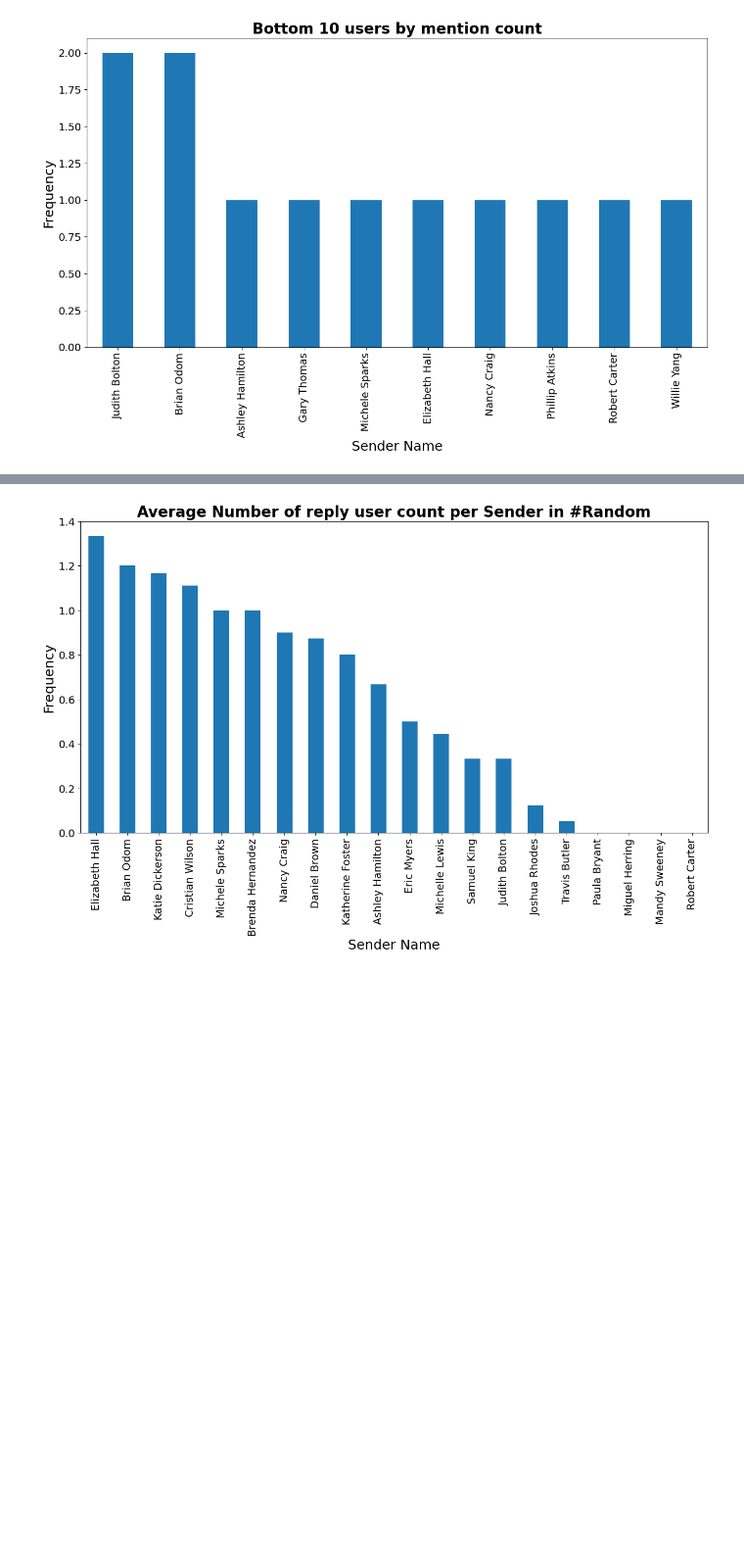
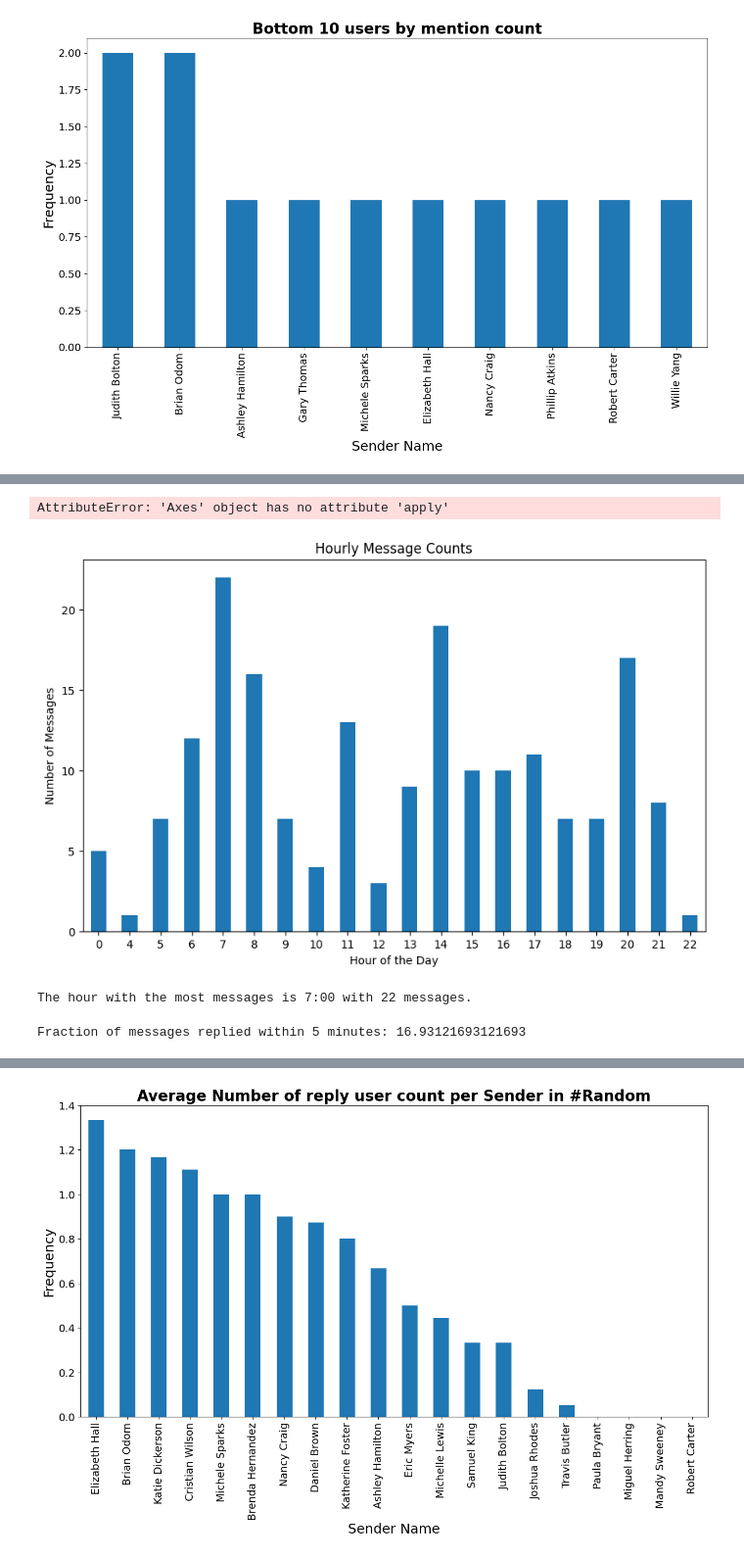
Before and after one commit to Keriii/week-0, a Jupyter notebook: notebooks/parse_slack_data.ipynb, the cells around one changed output, grey strips where cells are left out. Shown at 98% size. Cells and saved outputs as stored; diff of their text form; code cells hidden in the pictures; blank space fills up the shorter version.

```diff
--- a/notebooks/parse_slack_data.ipynb
+++ b/notebooks/parse_slack_data.ipynb
@@ -200,0 +166,8 @@ def draw_user_reaction(data, channel='General'):
+# %%
+#top and bottom 10 messages by mentions are
+mention_count = data['msg_content'].str.count(r'@\w+')
+data['mention_count'] = mention_count
+top_10_messages = data[['msg_content', 'mention_count']].nlargest(10, 'mention_count')
+bot_10_messages = data[['msg_content', 'mention_count']].nsmallest(10, 'mention_count')
+print('The top 10 messages by mention count are:\n{}\n'.format(top_10_messages))
+print('The bottom 10 messages by mention count are:\n{}\n'.format(bot_10_messages))
@@ -200,0 +192,57 @@ def draw_user_reaction(data, channel='General'):
+# %%
+#channels with high activity
+
+top_users_per_channel = reply_counts.apply(lambda x: x.nlargest(10))
+
+# Reshape the data for Seaborn's lineplot
+top_users_per_channel = top_users_per_channel.stack().reset_index()
+top_users_per_channel.columns = ['Channel', 'User', 'Reply Count']
+
+top_users_list = top_users_per_channel['User'].value_counts().nlargest(10).index
+top_users_per_channel = top_users_per_channel[top_users_per_channel['User'].isin(top_users_list)]
+
+
+# Create a line plot using Seaborn
+plt.figure(figsize=(12, 6))
+sns.lineplot(x='Channel', y='Reply Count', hue='User', data=top_users_per_channel, marker='o')
+
+# for line in range(0, top_users_per_channel.shape[0]):
+#     plt.text(top_users_per_channel['Channel'][line], top_users_per_channel['Reply Count'][line],
+#              f"{top_users_per_channel['User'][line]} ({top_users_per_channel['Reply Count'][line]})",
+#              horizontalalignment='right', verticalalignment='bottom', fontsize='small')
+
+plt.title('Top 10 Users\' Reply Count per Channel')
+plt.xlabel('Channel')
+plt.ylabel('Reply Count')
+plt.xticks(rotation=45)
+plt.legend(title='Top 10 Users', bbox_to_anchor=(1.05, 1), loc='upper left')
+plt.tight_layout()
+plt.show()
+# %% [output]
+AttributeError: 'Axes' object has no attribute 'apply'
+# %%
+# Convert 'msg_sent_time' column to datetime format
+data['msg_sent_time'] = pd.to_datetime(data['msg_sent_time'], unit='s')
+
+# Extract hour from message timestamps
+data['hour_sent'] = data['msg_sent_time'].dt.hour
+
+# Group messages by hour and count the number of messages in each hour
+hourly_message_count = data.groupby('hour_sent').size()
+
+# Find the hour with the maximum number of messages
+hour_peak = hourly_message_count.idxmax()
+max_messages = hourly_message_count.max()
+
+# Visualize hourly message counts
+hourly_message_count.plot(kind='bar', figsize=(10, 6))
+plt.title('Hourly Message Counts')
+plt.xlabel('Hour of the Day')
+plt.ylabel('Number of Messages')
+plt.xticks(rotation=0)
+plt.show()
+
+print(f"The hour with the most messages is {hour_peak}:00 with {max_messages} messages.")
+# %% [output]
+[figure, added]
+The hour with the most messages is 7:00 with 22 messages.
@@ -200,0 +263,8 @@ def draw_user_reaction(data, channel='General'):
+# %%
+#filter messages with time difference less than or equal to 5 minutes
+messages_within_5_min = replied_msg[time_difference <= pd.Timedelta(minutes=5)]
+#calculate the fraction of messages replied within 5 minutes
+fraction_replied_within_5_min = len(messages_within_5_min) / len(data) if len(data) != 0 else 0
+print(f"Fraction of messages replied within 5 minutes: {fraction_replied_within_5_min*100}")
+# %% [output]
+Fraction of messages replied within 5 minutes: 16.93121693121693
```
Also changed, not shown: parts of 8 cells of this notebook.
